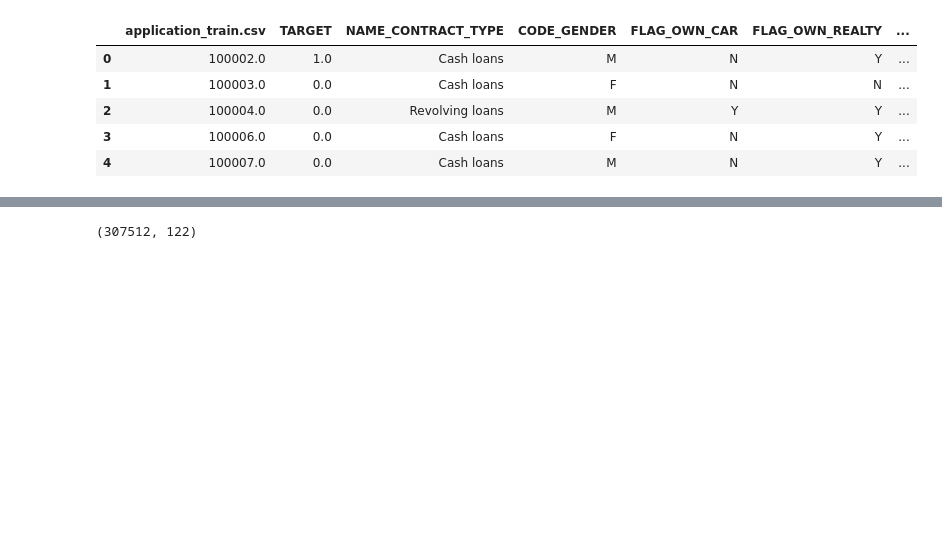
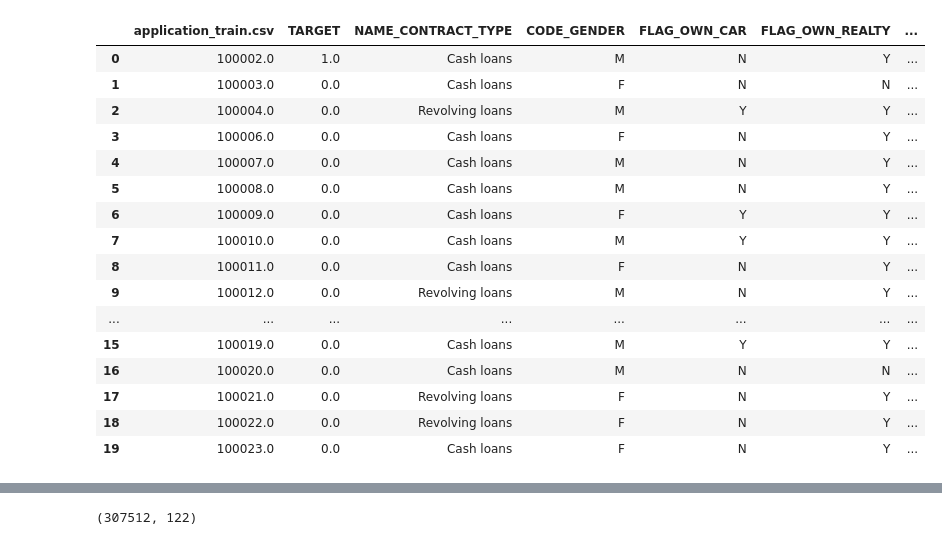
Before and after one commit to chandrakanthHA/Home_Credit, a Jupyter notebook: Initial_EDA.ipynb, the cells around one changed output, grey strips where cells are left out. Drawn from its saved outputs; the diff is of its cells as text; code cells hidden in the pictures; blank space fills up the shorter version.

```diff
--- a/Initial_EDA.ipynb
+++ b/Initial_EDA.ipynb
@@ -5,14 +7,25 @@ pd.set_option('display.max.columns', None)
 # %%
 df = pd.read_csv("Home_Loan/application_train.csv.tar.gz")
 # %%
-df.head()
+df.head(20)
 # %% [output]
 |  | application_train.csv | TARGET | NAME_CONTRACT_TYPE | CODE_GENDER | FLAG_OWN_CAR | FLAG_OWN_REALTY | ... |
 | 0 | 100002.0 | 1.0 | Cash loans | M | N | Y | ... |
 | 1 | 100003.0 | 0.0 | Cash loans | F | N | N | ... |
 | 2 | 100004.0 | 0.0 | Revolving loans | M | Y | Y | ... |
 | 3 | 100006.0 | 0.0 | Cash loans | F | N | Y | ... |
 | 4 | 100007.0 | 0.0 | Cash loans | M | N | Y | ... |
+| 5 | 100008.0 | 0.0 | Cash loans | M | N | Y | ... |
+| 6 | 100009.0 | 0.0 | Cash loans | F | Y | Y | ... |
+| 7 | 100010.0 | 0.0 | Cash loans | M | Y | Y | ... |
+| 8 | 100011.0 | 0.0 | Cash loans | F | N | Y | ... |
+| 9 | 100012.0 | 0.0 | Revolving loans | M | N | Y | ... |
+| ... | ... | ... | ... | ... | ... | ... | ... |
+| 15 | 100019.0 | 0.0 | Cash loans | M | Y | Y | ... |
+| 16 | 100020.0 | 0.0 | Cash loans | M | N | N | ... |
+| 17 | 100021.0 | 0.0 | Revolving loans | F | N | Y | ... |
+| 18 | 100022.0 | 0.0 | Revolving loans | F | N | Y | ... |
+| 19 | 100023.0 | 0.0 | Cash loans | F | N | Y | ... |
 # %%
 df.info(verbose=True, null_counts=True)
 # %% [output]
```
Also changed, not shown: parts of 3 cells of this notebook, 2 other files.
